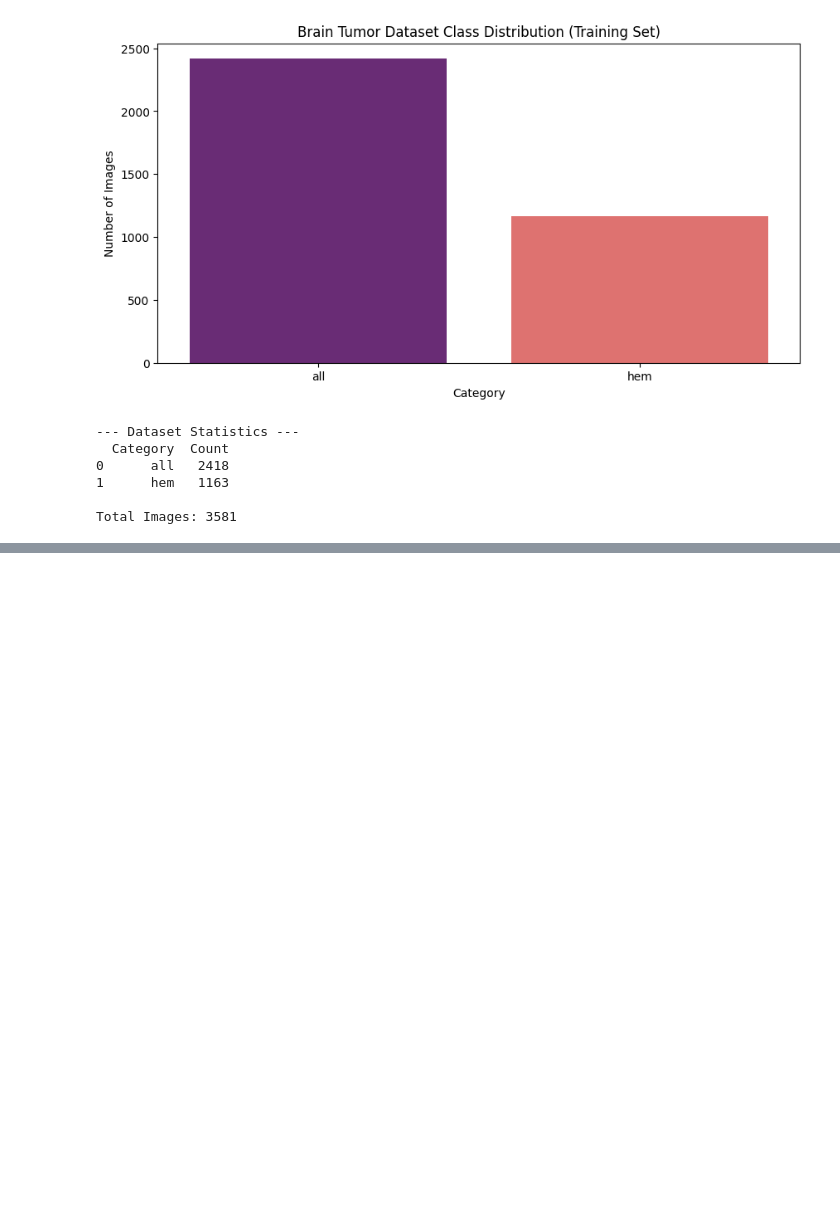
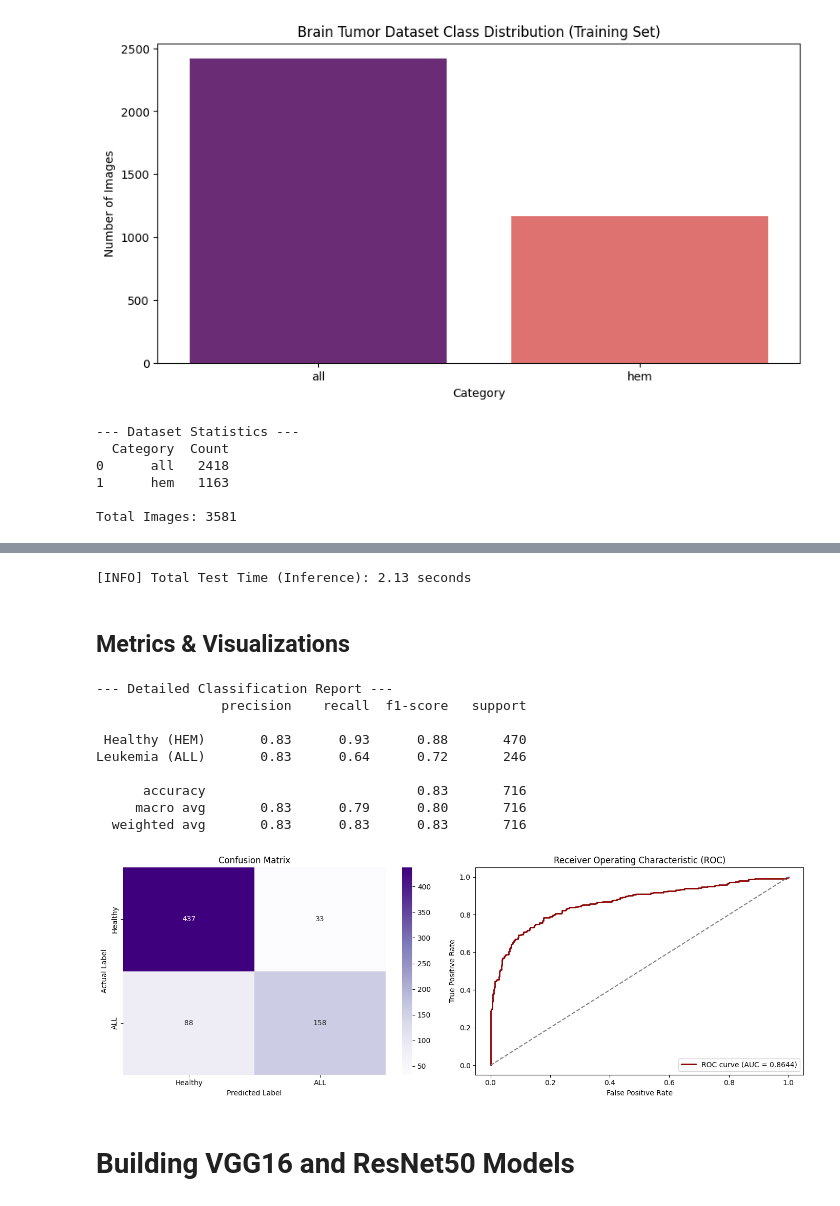
Before and after one commit to padmasriveeramachaneni/Leukemia-Detection-System, a Jupyter notebook: leukemia_detection.ipynb, the cells around one changed output, grey strips where cells are left out. Drawn from its saved outputs; the diff is of its cells as text; code cells hidden in the pictures; blank space fills up the shorter version.

Commit message:
Add files via upload
Preprocessing + CNN Models (Balance, grayscale, 3 CNNs, edge enhancement)

```diff
--- a/leukemia_detection.ipynb
+++ b/leukemia_detection.ipynb
@@ -105,0 +240,61 @@ Total Images: 3581
+# %%
+start_test = time.time()
+
+y_true = []
+y_pred_prob = []
+
+# Iterate through validation set to collect labels and predictions
+for images, labels in val_ds:
+    y_true.extend(labels.numpy())
+    preds = model.predict(images, verbose=0)
+    y_pred_prob.extend(preds)
+
+test_time = time.time() - start_test
+y_pred = [1 if x > 0.5 else 0 for x in y_pred_prob]
+
+print(f"[INFO] Total Test Time (Inference): {test_time:.2f} seconds")
+# %% [output]
+[INFO] Total Test Time (Inference): 2.13 seconds
+# %% [markdown]
+## **Metrics & Visualizations**
+# %%
+# 1. Print Text-based Metrics (Accuracy, Precision, Recall, F1)
+print("\n--- Detailed Classification Report ---")
+print(classification_report(y_true, y_pred, target_names=['Healthy (HEM)', 'Leukemia (ALL)']))
+
+# 2. Plotting Results
+fig, ax = plt.subplots(1, 2, figsize=(14, 5))
+
+# Confusion Matrix Plot
+cm = confusion_matrix(y_true, y_pred)
+sns.heatmap(cm, annot=True, fmt='d', cmap='Purples', ax=ax[0],
+            xticklabels=['Healthy', 'ALL'], yticklabels=['Healthy', 'ALL'])
+ax[0].set_title('Confusion Matrix')
+ax[0].set_ylabel('Actual Label')
+ax[0].set_xlabel('Predicted Label')
+
+# ROC Curve Plot
+fpr, tpr, _ = roc_curve(y_true, y_pred_prob)
+roc_auc = auc(fpr, tpr)
+ax[1].plot(fpr, tpr, color='darkred', lw=2, label=f'ROC curve (AUC = {roc_auc:.4f})')
+ax[1].plot([0, 1], [0, 1], color='gray', linestyle='--')
+ax[1].set_title('Receiver Operating Characteristic (ROC)')
+ax[1].set_xlabel('False Positive Rate')
+ax[1].set_ylabel('True Positive Rate')
+ax[1].legend(loc="lower right")
+
+plt.tight_layout()
+plt.show()
+# %% [output]
+--- Detailed Classification Report ---
+                precision    recall  f1-score   support
+
+ Healthy (HEM)       0.83      0.93      0.88       470
+Leukemia (ALL)       0.83      0.64      0.72       246
+
+      accuracy                           0.83       716
+     macro avg       0.83      0.79      0.80       716
+  weighted avg       0.83      0.83      0.83       716
+[figure, added]
+# %% [markdown]
+# **Building VGG16 and ResNet50 Models**
```
Also changed, not shown: parts of 18 cells of this notebook.
